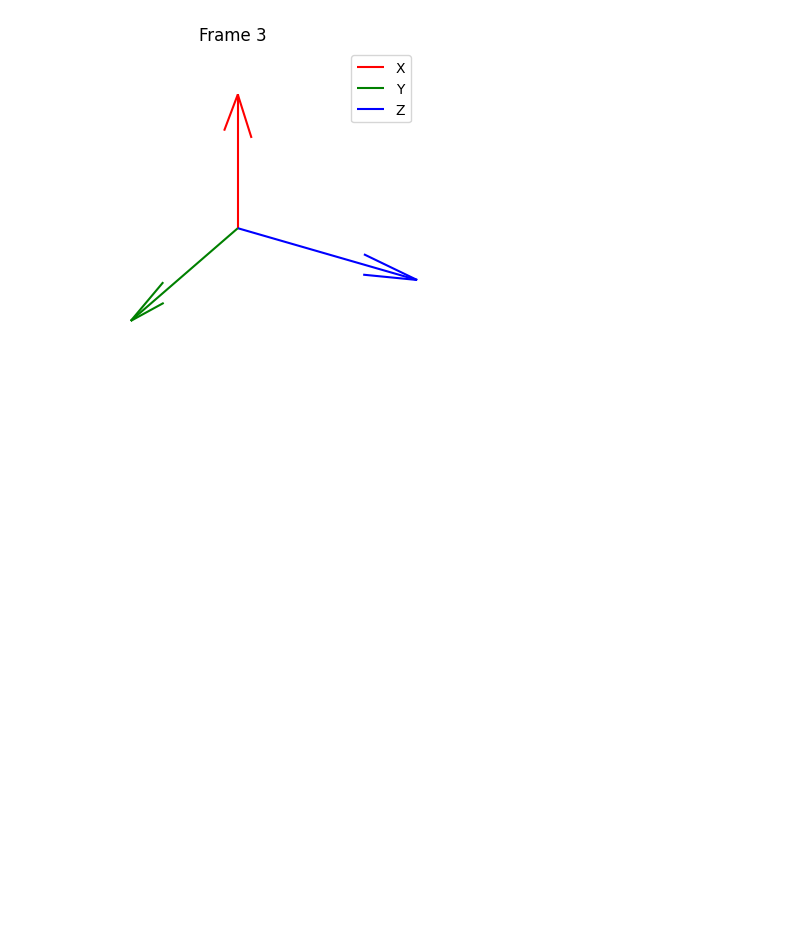
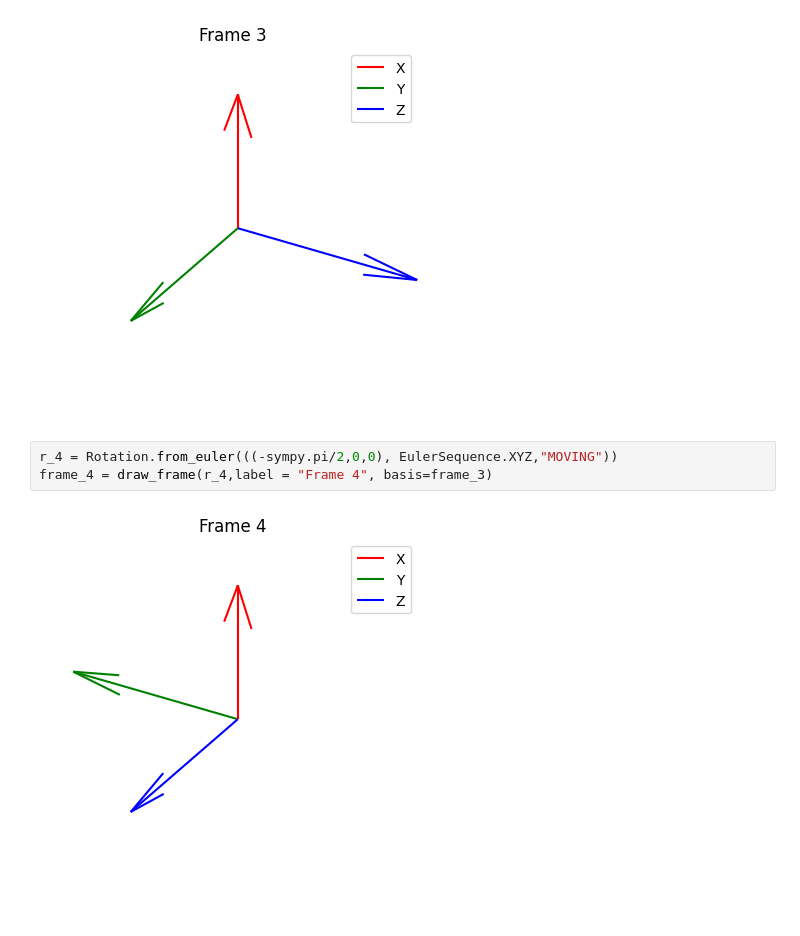
Before and after one commit to Haislich/robotic, a Jupyter notebook: exams/2024_09_19.ipynb, the cells around one changed output. Saved outputs shown, nothing was run; the diff lists cells and outputs as text; blank space fills up the shorter version.

```diff
--- a/exams/2024_09_19.ipynb
+++ b/exams/2024_09_19.ipynb
@@ -78,3 +76,8 @@ frame_3 = draw_frame(r_3,label = "Frame 3", basis=frame_2)
 # %% [output]
 [figure]
 [figure]
+# %%
+r_4 = Rotation.from_euler(((-sympy.pi/2,0,0), EulerSequence.XYZ,"MOVING"))
+frame_4 = draw_frame(r_4,label = "Frame 4", basis=frame_3)
+# %% [output]
+[figure, added]
```
Also changed, not shown: parts of 32 cells of this notebook, 3 other files.
